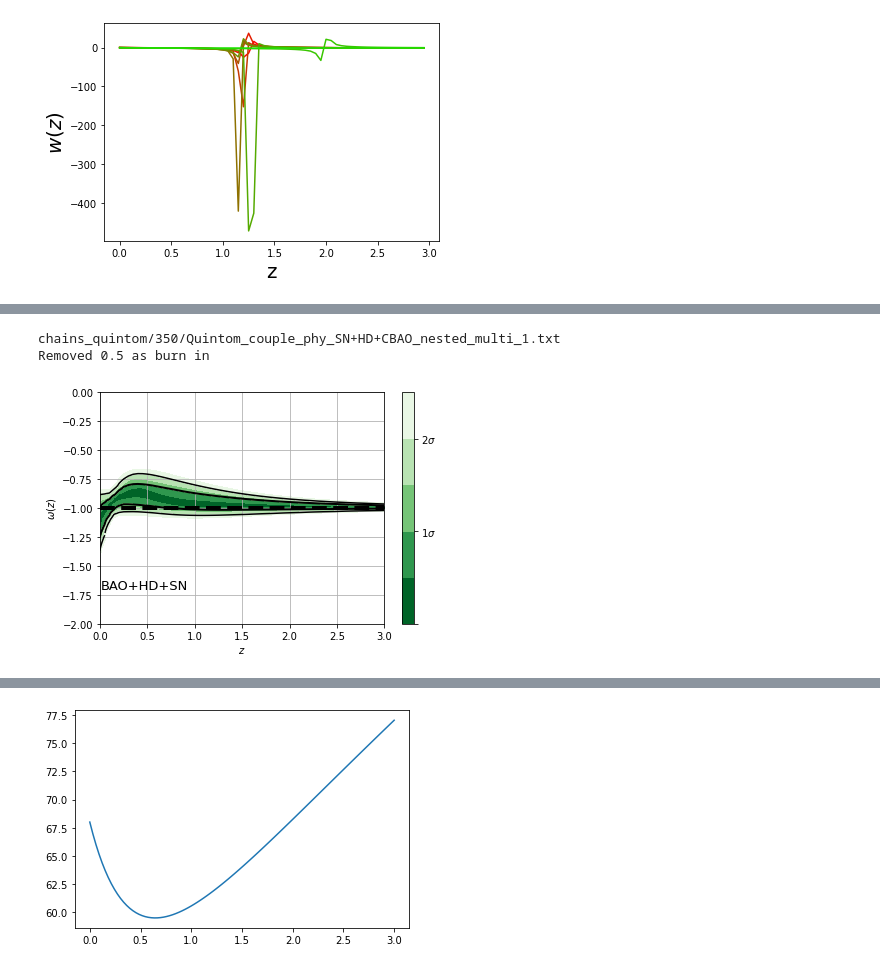
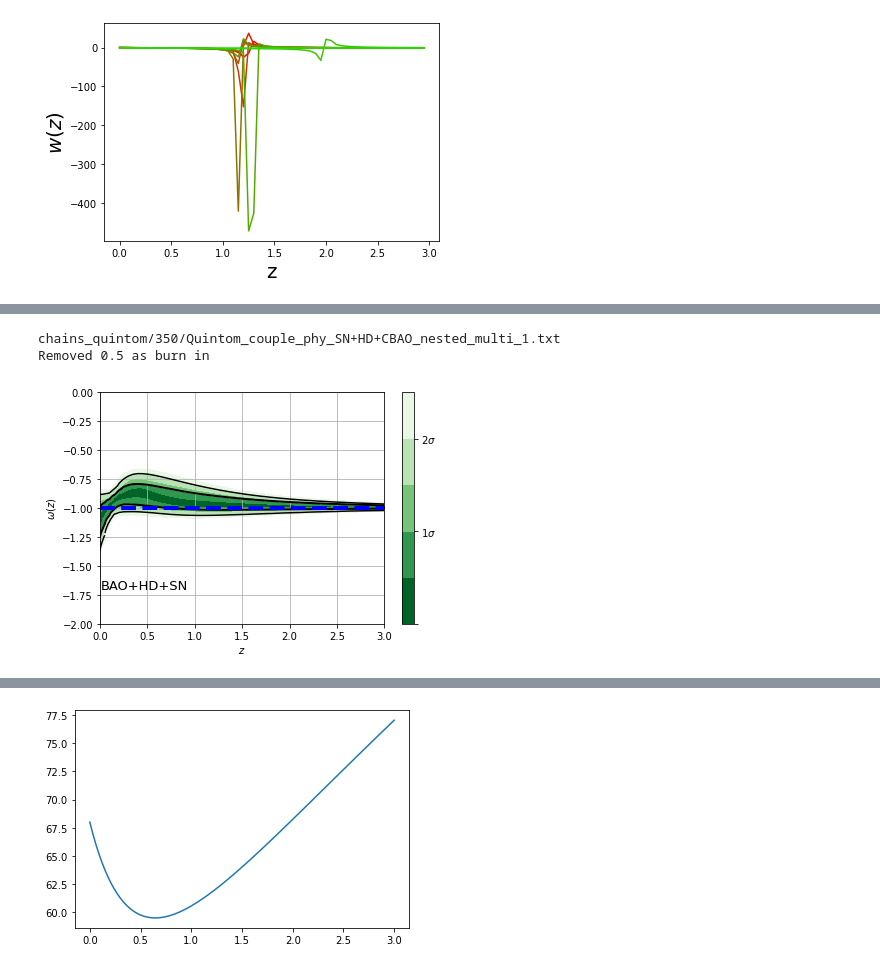
Before and after one commit to igomezv/cosmo_tools, a Jupyter notebook: models/quintom/fgivenx_quintom.ipynb, the cells around one changed output, grey strips where cells are left out. Saved outputs shown, nothing was run; the diff lists cells and outputs as text; code cells hidden in the pictures.

```diff
--- a/models/quintom/fgivenx_quintom.ipynb
+++ b/models/quintom/fgivenx_quintom.ipynb
@@ -232,32 +260,32 @@ def hoverzfn(z, params):
 # %%
 file_root = dir_name + '350/Quintom_couple_phy_SN+HD+CBAO_nested_multi'
 # file_root = dir_name + 'Quintom_couple_phy_CBAO_nested_multi'
 
 samples, weights = samples_from_getdist_chains(['Om', 'Obh2', 'h','mquin', 'mphan', 'beta'], file_root,
                                                settings={'ignore_rows':0.5})
 # k = np.linspace(0,2,9)
 k = np.arange(0, 3.1, 0.05)
 
 cbar = plot_contours(eos, k, samples, weights=weights, colors=cmap_reversed, contour_line_levels=[1,2],
                      linewidths=[2,1.5])
 cbar = plt.colorbar(cbar,ticks=[0,1,2],  )
 cbar.set_ticklabels(['',r'$1\sigma$',r'$2\sigma$'])
-plt.hlines(-1, xmin=0, xmax=3, colors='black',  linestyles='dashed', label='$w=-1$', lw=4)
+plt.hlines(-1, xmin=0, xmax=3, colors='blue',  linestyles='dashed', label='$w=-1$', lw=4)
 
 # plt.ylabel(r'$H(z)/(1+z)[km\;s^{-1}Mpc^{-1}]$')
 plt.ylabel(r'$\omega(z)$')
 plt.xlabel(r'$z$')
 plt.ylim(-2,0)
 plt.xlim(0, 3)
 plt.tight_layout()
 plt.grid()
 
 # plt.legend(loc='lower left')
 # plt.text(0.01,-1.7, 'SN+HD+CBAO', fontsize=13)
 plt.text(0.01,-1.7, 'BAO+HD+SN', fontsize=13)
-plt.savefig('eos_quintom_couple_sn+hd+cbao_burn5.png', dpi=300)
-plt.savefig('eos_quintom_couple_sn+hd+cbao_burn5.svg')
+plt.savefig('img/eos_quintom_couple_sn+hd+cbao_burn5.png', dpi=300)
+plt.savefig('img/eos_quintom_couple_sn+hd+cbao_burn5.svg')
 # %% [output]
 chains_quintom/350/Quintom_couple_phy_SN+HD+CBAO_nested_multi_1.txt
 Removed 0.5 as burn in
-[figure, old version]
+[figure, new version]
```
Also changed, not shown: parts of 9 cells of this notebook.
